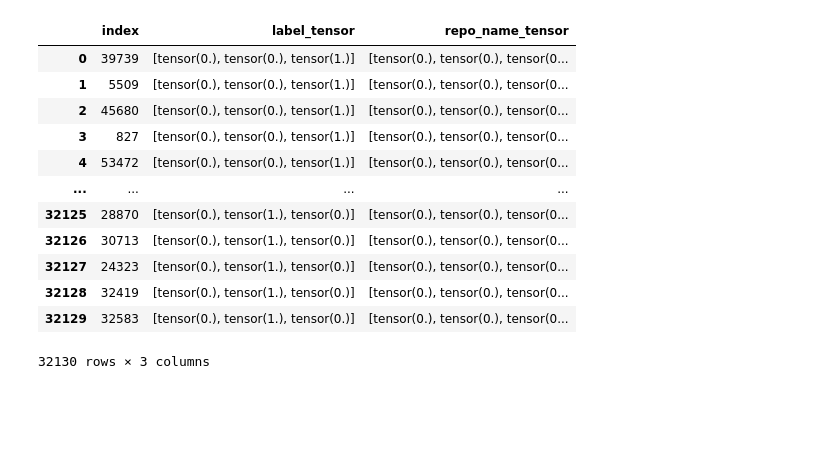
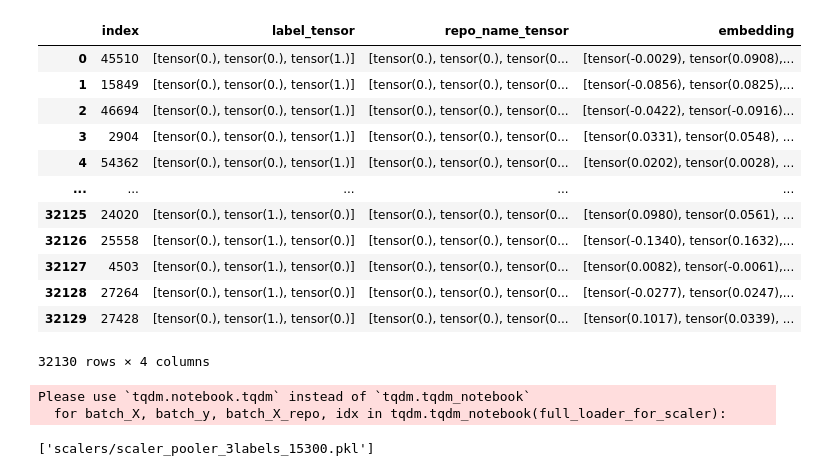
Before and after one commit to FSMVU-Tubitak-1001-Kod-Analiz/metadata-nn-model, a Jupyter notebook: parallel_embedding_before_reponame_nn_model.ipynb, the cells around one changed output. Cells and saved outputs as stored; diff of their text form; code cells hidden in the pictures; blank space fills up the shorter version.

```diff
--- a/parallel_embedding_before_reponame_nn_model.ipynb
+++ b/parallel_embedding_before_reponame_nn_model.ipynb
@@ -32,4 +32,4 @@ Name: count, dtype: int64
 45900 rows × 4 columns
 # %%
-embedding_directory = 'embeddings/GCB_LHS_embeddings_patch_before_largewithcodedata_15300limit3label'
+embedding_directory = 'embeddings/GCB_Pooler_embeddings_patch_before_largewithcodedata_15300limit3label'
 # %%
@@ -96,9 +91,30 @@ X_index = df[['index']]
 X_index_train, X_index_test = train_test_split(X_index, test_size=0.3, random_state=42) #random_state: 0,3074,42
 X_index_test, X_index_val = train_test_split(X_index_test, test_size=0.5, random_state=42)
 # %%
+import gc
+import torch
+
 df_train = df[df['index'].isin(X_index_train['index'].values)].reset_index(drop=True)
 df_val = df[df['index'].isin(X_index_val['index'].values)].reset_index(drop=True)
 df_test = df[df['index'].isin(X_index_test['index'].values)].reset_index(drop=True)
+
+torch.cuda.empty_cache()
+
+df_train
+# %% [output]
+|  | index | label_tensor | repo_name_tensor | embedding |
+| 0 | 45510 | [tensor(0.), tensor(0.), tensor(1.)] | [tensor(0.), tensor(0.), tensor(0... | [tensor(-0.0029), tensor(0.0908),... |
+| 1 | 15849 | [tensor(0.), tensor(0.), tensor(1.)] | [tensor(0.), tensor(0.), tensor(0... | [tensor(-0.0856), tensor(0.0825),... |
+| 2 | 46694 | [tensor(0.), tensor(0.), tensor(1.)] | [tensor(0.), tensor(0.), tensor(0... | [tensor(-0.0422), tensor(-0.0916)... |
+| 3 | 2904 | [tensor(0.), tensor(0.), tensor(1.)] | [tensor(0.), tensor(0.), tensor(0... | [tensor(0.0331), tensor(0.0548), ... |
+| 4 | 54362 | [tensor(0.), tensor(0.), tensor(1.)] | [tensor(0.), tensor(0.), tensor(0... | [tensor(0.0202), tensor(0.0028), ... |
+| ... | ... | ... | ... | ... |
+| 32125 | 24020 | [tensor(0.), tensor(1.), tensor(0.)] | [tensor(0.), tensor(0.), tensor(0... | [tensor(0.0980), tensor(0.0561), ... |
+| 32126 | 25558 | [tensor(0.), tensor(1.), tensor(0.)] | [tensor(0.), tensor(0.), tensor(0... | [tensor(-0.1340), tensor(0.1632),... |
+| 32127 | 4503 | [tensor(0.), tensor(1.), tensor(0.)] | [tensor(0.), tensor(0.), tensor(0... | [tensor(0.0082), tensor(-0.0061),... |
+| 32128 | 27264 | [tensor(0.), tensor(1.), tensor(0.)] | [tensor(0.), tensor(0.), tensor(0... | [tensor(-0.0277), tensor(0.0247),... |
+| 32129 | 27428 | [tensor(0.), tensor(1.), tensor(0.)] | [tensor(0.), tensor(0.), tensor(0... | [tensor(0.1017), tensor(0.0339), ... |
+32130 rows × 4 columns
 # %%
 from torch.utils.data import DataLoader, Dataset
 from utils import load_embedding_from_directory
@@ -141,17 +160,18 @@ val_loader = create_dataloader(df_val,batch_size=batch_size)
-# %%
-len(train_loader)
-df_train
-# %% [output]
-|  | index | label_tensor | repo_name_tensor |
-| 0 | 39739 | [tensor(0.), tensor(0.), tensor(1.)] | [tensor(0.), tensor(0.), tensor(0... |
-| 1 | 5509 | [tensor(0.), tensor(0.), tensor(1.)] | [tensor(0.), tensor(0.), tensor(0... |
-| 2 | 45680 | [tensor(0.), tensor(0.), tensor(1.)] | [tensor(0.), tensor(0.), tensor(0... |
-| 3 | 827 | [tensor(0.), tensor(0.), tensor(1.)] | [tensor(0.), tensor(0.), tensor(0... |
-| 4 | 53472 | [tensor(0.), tensor(0.), tensor(1.)] | [tensor(0.), tensor(0.), tensor(0... |
-| ... | ... | ... | ... |
-| 32125 | 28870 | [tensor(0.), tensor(1.), tensor(0.)] | [tensor(0.), tensor(0.), tensor(0... |
-| 32126 | 30713 | [tensor(0.), tensor(1.), tensor(0.)] | [tensor(0.), tensor(0.), tensor(0... |
-| 32127 | 24323 | [tensor(0.), tensor(1.), tensor(0.)] | [tensor(0.), tensor(0.), tensor(0... |
-| 32128 | 32419 | [tensor(0.), tensor(1.), tensor(0.)] | [tensor(0.), tensor(0.), tensor(0... |
-| 32129 | 32583 | [tensor(0.), tensor(1.), tensor(0.)] | [tensor(0.), tensor(0.), tensor(0... |
-32130 rows × 3 columns
+# %%
+from sklearn.preprocessing import StandardScaler
+import tqdm
+
+scaler = StandardScaler()
+
+for batch_X, batch_y, batch_X_repo, idx in tqdm.tqdm_notebook(full_loader_for_scaler):
+    scaler.partial_fit(batch_X)
+# %% [output]
+Please use `tqdm.notebook.tqdm` instead of `tqdm.tqdm_notebook`
+  for batch_X, batch_y, batch_X_repo, idx in tqdm.tqdm_notebook(full_loader_for_scaler):
+# %%
+import joblib
+
+# Save scaler into file
+joblib.dump(scaler, 'scalers/scaler_pooler_3labels_15300.pkl')
+# %% [output]
+['scalers/scaler_pooler_3labels_15300.pkl']
```
Also changed, not shown: parts of 26 cells of this notebook, 4 other files.
